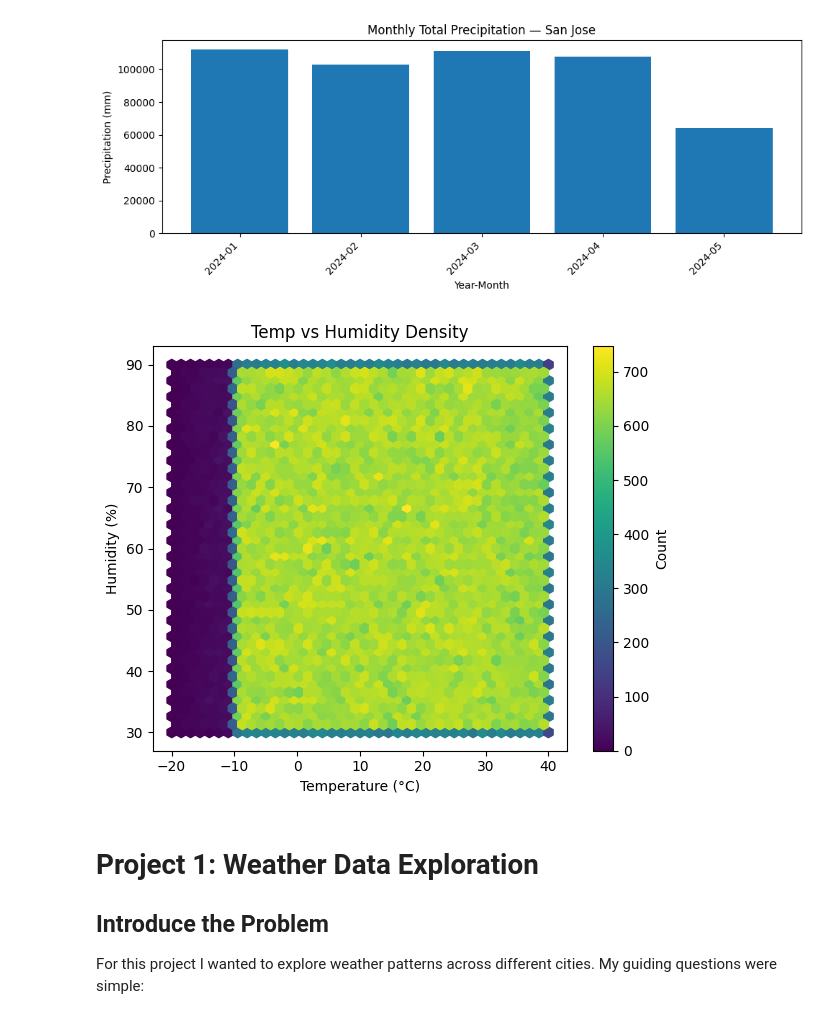
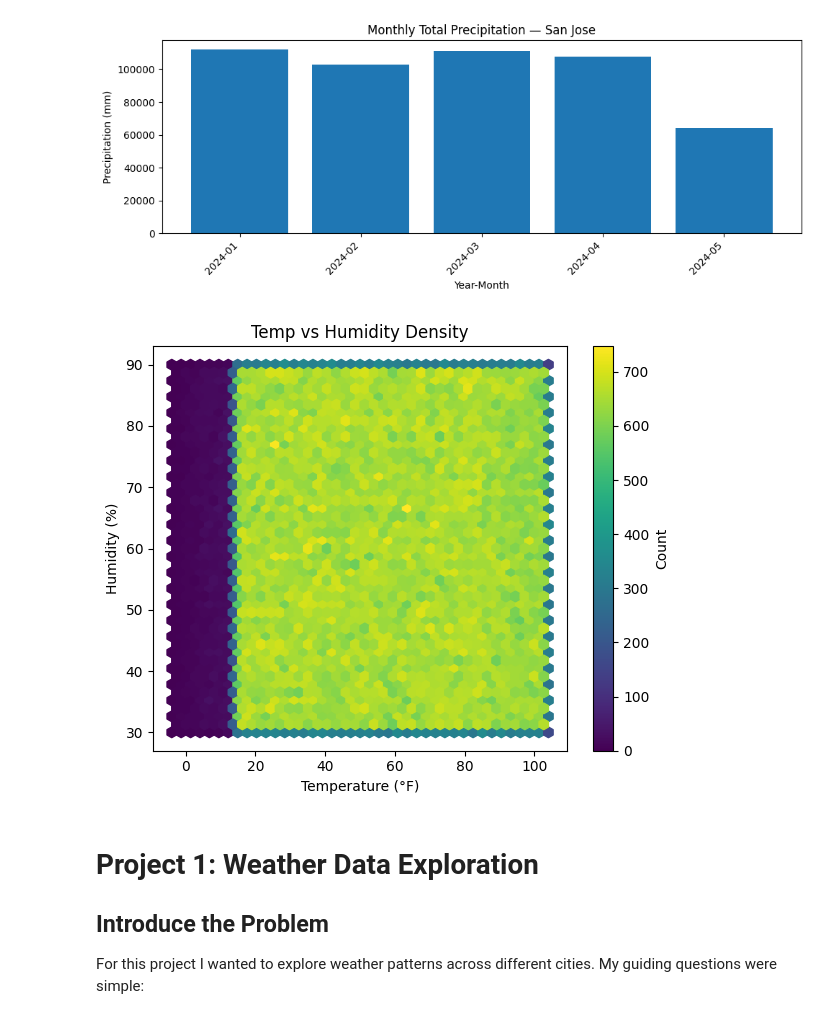
Before and after one commit to Calvinzheng123/Calvinzheng123.github.io, a Jupyter notebook: notebooks/WeatherProject_Notebook.ipynb, the cells around one changed output. Drawn from its saved outputs; the diff is of its cells as text; code cells hidden in the pictures.

```diff
--- a/notebooks/WeatherProject_Notebook.ipynb
+++ b/notebooks/WeatherProject_Notebook.ipynb
@@ -92,5 +92,8 @@ San Jose         99863
 San Diego        99774
 Name: count, dtype: int64
 (datetime.date(2024, 1, 1), datetime.date(2024, 5, 18))
+# %%
+#changing temperature into F (I'm american so I like F)
+df["Temperature_F"] = (df["Temperature_C"] * 9/5) + 32
 # %%
 #basically grouping the data by location and some descriptive stats like mean,std,min,median
@@ -194,15 +197,15 @@ for loc in monthly_p["Location"].unique():
 [figure]
 # %%
 plt.figure(figsize=(6,5))
-plt.hexbin(df["Temperature_C"], df["Humidity_pct"], gridsize=40, cmap="viridis")
+plt.hexbin(df["Temperature_F"], df["Humidity_pct"], gridsize=40, cmap="viridis")
 plt.colorbar(label="Count")
 plt.title("Temp vs Humidity Density")
-plt.xlabel("Temperature (°C)")
+plt.xlabel("Temperature (°F)")
 plt.ylabel("Humidity (%)")
 plt.tight_layout()
 plt.show()
 # %% [output]
-[figure, old version]
+[figure, new version]
 # %% [markdown]
 # Project 1: Weather Data Exploration
 
```
Also changed, not shown: parts of 3 cells of this notebook, 1 other file.
